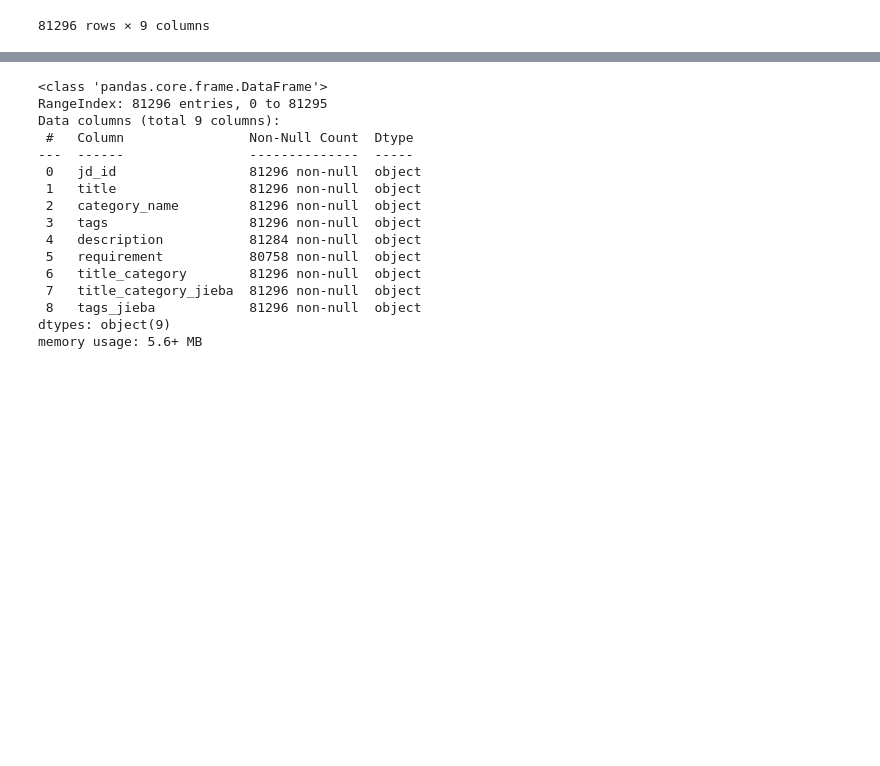
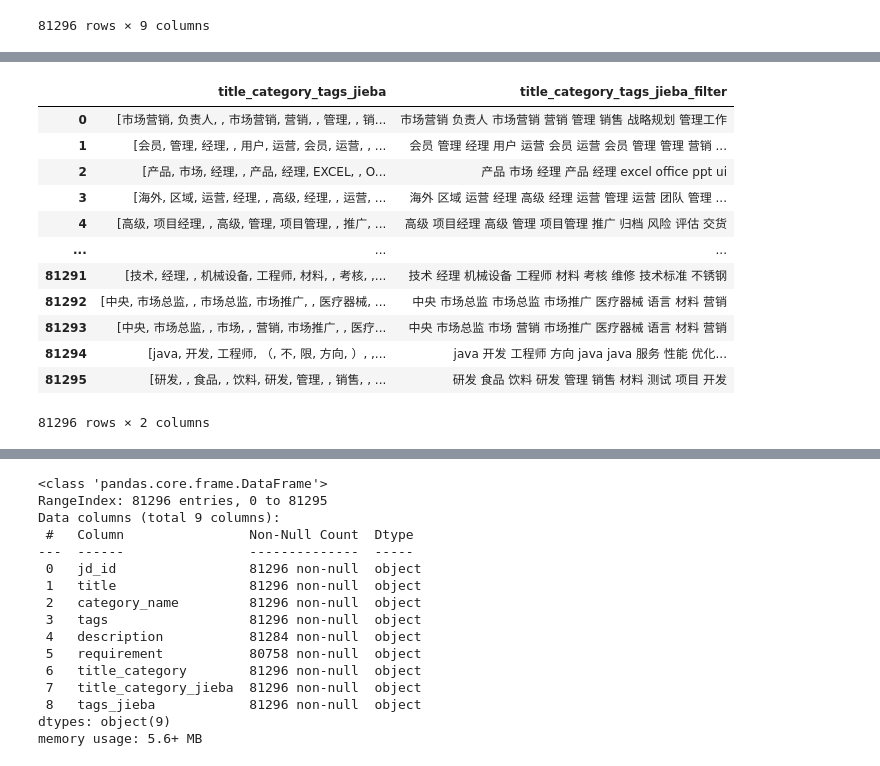
Before and after one commit to slowisfast2030/golden_data, a Jupyter notebook: linus_text.ipynb, the cells around one changed output, grey strips where cells are left out. Saved outputs shown, nothing was run; the diff lists cells and outputs as text; code cells hidden in the pictures; blank space fills up the shorter version.

```diff
--- a/linus_text.ipynb
+++ b/linus_text.ipynb
@@ -194,0 +224,42 @@ See the caveats in the documentation: https://pandas.pydata.org/pandas-docs/stab
+# %%
+#step6 过滤title_category_tags_jieba, 得到以空格分割的字符串
+from zhconv import convert
+
+def col_jieba_filter_fun(series):
+
+    col_list_filter = []
+    # 得到tag列表
+    col_list = series['title_category_tags_jieba']
+    # print(tags_list[0])
+
+    pun_masks_english = [",", ".", "/", "[", "]", "{", "}", "(", ")", ":", "*", "#", "!", " ", "\"", "\\"]
+    pun_masks_chinese = ["，", "。", "、", "（", "）", "：", "！", "”", "“"]
+    pun_masks = pun_masks_english + pun_masks_chinese
+
+    # 过滤
+    for tag in col_list:
+        # 转中文简体
+        tag = convert(tag, "zh-hans")
+        # 转英文小写
+        tag = tag.lower()
+
+        # 过滤数字
+        if tag.isdigit():
+            continue
+
+        # 过滤单个字符
+        if len(tag) <= 1:
+            continue
+
+        # 过滤标点
+        flag = 1
+        for pun in pun_masks:
+            if pun in tag:
+                flag = 0
+                break
+        if flag == 1:
+            col_list_filter.append(tag)
+    return " ".join(col_list_filter)
+
+jd_data['title_category_tags_jieba_filter'] = jd_data.apply(col_jieba_filter_fun, axis=1)
+jd_data
@@ -194,0 +285,16 @@ See the caveats in the documentation: https://pandas.pydata.org/pandas-docs/stab
+# %%
+jd_data[['title_category_tags_jieba', 'title_category_tags_jieba_filter']]
+# %% [output]
+|  | title_category_tags_jieba | title_category_tags_jieba_filter |
+| 0 | [市场营销, 负责人, , 市场营销, 营销, , 管理, , 销... | 市场营销 负责人 市场营销 营销 管理 销售 战略规划 管理工作 |
+| 1 | [会员, 管理, 经理, , 用户, 运营, 会员, 运营, , ... | 会员 管理 经理 用户 运营 会员 运营 会员 管理 管理 营销 ... |
+| 2 | [产品, 市场, 经理, , 产品, 经理, EXCEL, , O... | 产品 市场 经理 产品 经理 excel office ppt ui |
+| 3 | [海外, 区域, 运营, 经理, , 高级, 经理, , 运营, ... | 海外 区域 运营 经理 高级 经理 运营 管理 运营 团队 管理 ... |
+| 4 | [高级, 项目经理, , 高级, 管理, 项目管理, , 推广, ... | 高级 项目经理 高级 管理 项目管理 推广 归档 风险 评估 交货 |
+| ... | ... | ... |
+| 81291 | [技术, 经理, , 机械设备, 工程师, 材料, , 考核, ,... | 技术 经理 机械设备 工程师 材料 考核 维修 技术标准 不锈钢 |
+| 81292 | [中央, 市场总监, , 市场总监, 市场推广, , 医疗器械, ... | 中央 市场总监 市场总监 市场推广 医疗器械 语言 材料 营销 |
+| 81293 | [中央, 市场总监, , 市场, , 营销, 市场推广, , 医疗... | 中央 市场总监 市场 营销 市场推广 医疗器械 语言 材料 营销 |
+| 81294 | [java, 开发, 工程师, （, 不, 限, 方向, ）, ,... | java 开发 工程师 方向 java java 服务 性能 优化... |
+| 81295 | [研发, , 食品, , 饮料, 研发, 管理, , 销售, , ... | 研发 食品 饮料 研发 管理 销售 材料 测试 项目 开发 |
+81296 rows × 2 columns
```
Also changed, not shown: parts of 9 cells of this notebook.
